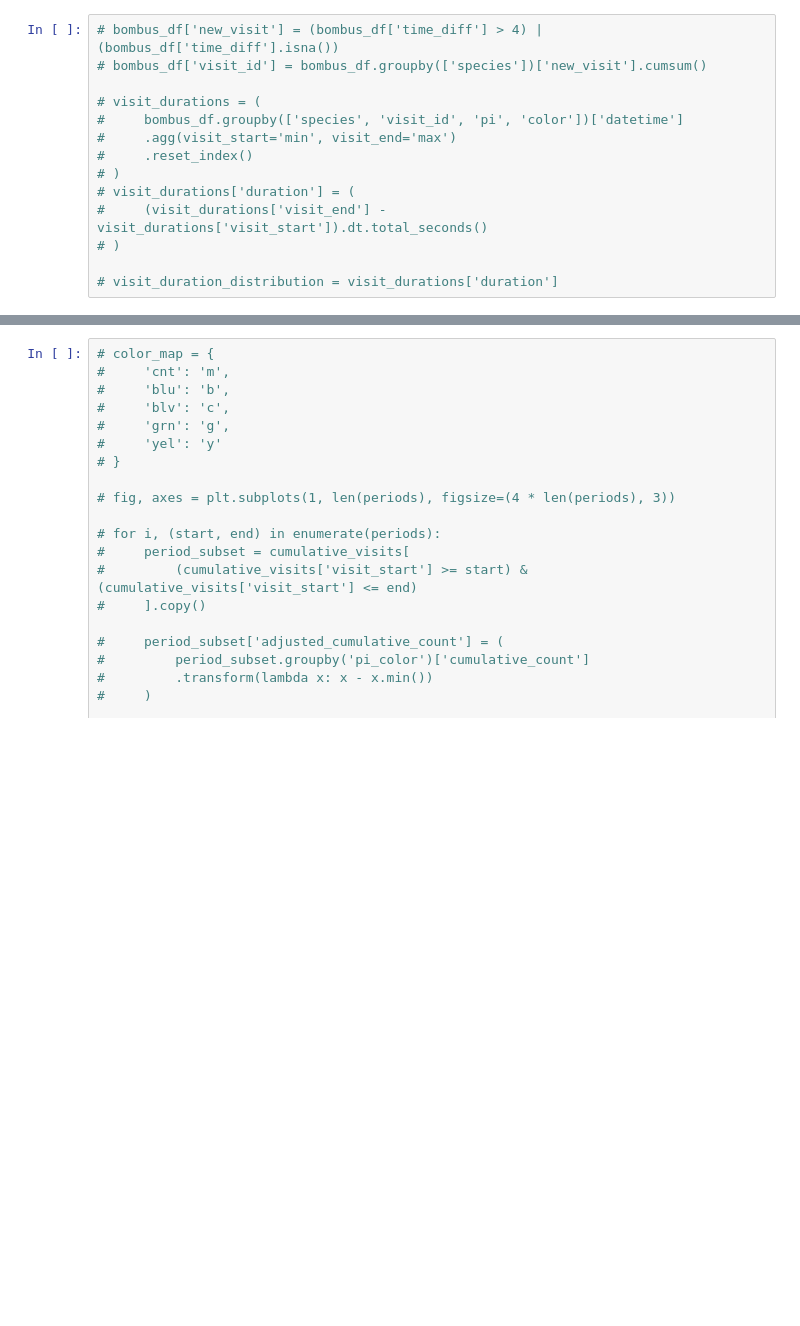
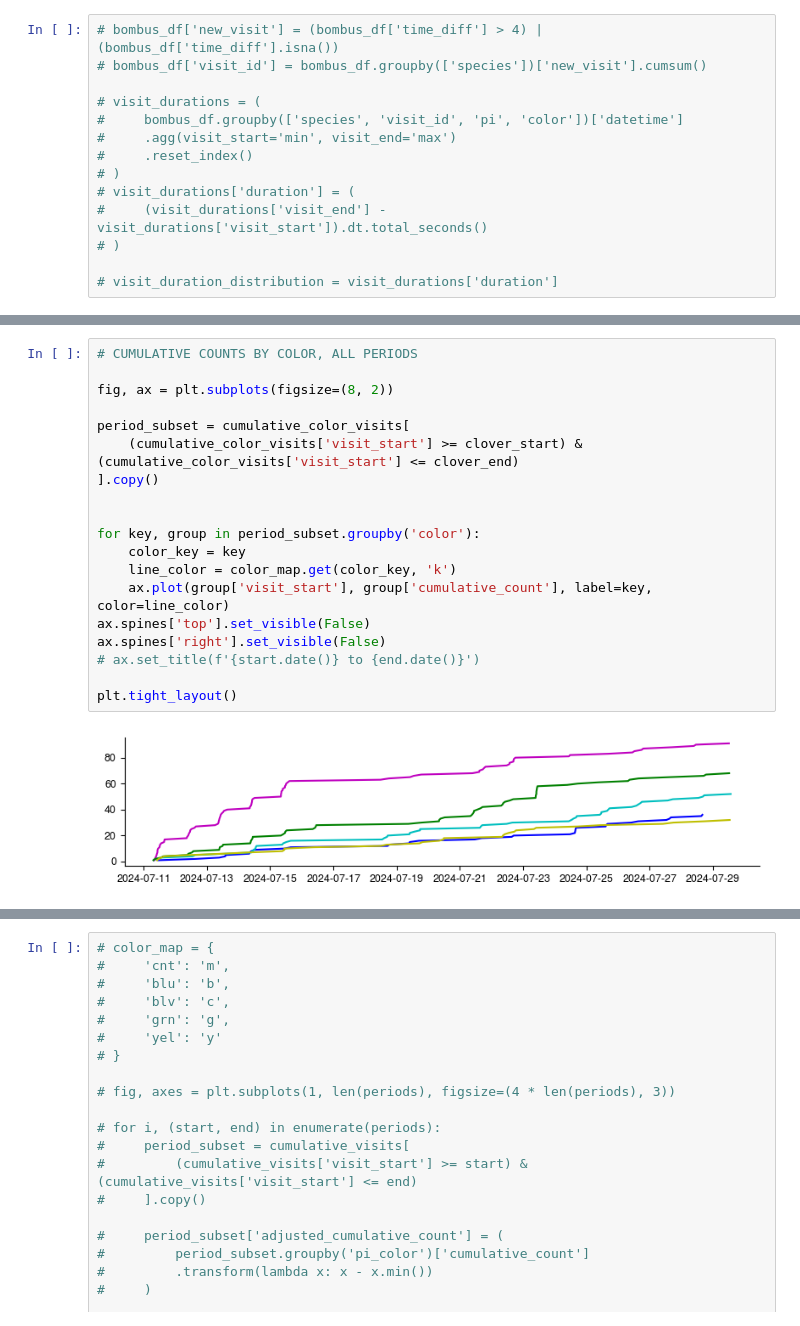
Before and after one commit to mparkergetz/bee_cam_data_processing, a Jupyter notebook: nb2_cumulative_img_counts.ipynb, the cells around one changed output, grey strips where cells are left out. Saved outputs shown, nothing was run; the diff lists cells and outputs as text; blank space fills up the shorter version.

```diff
--- a/nb2_cumulative_img_counts.ipynb
+++ b/nb2_cumulative_img_counts.ipynb
@@ -149 +178,22 @@ periods = [(pd.to_datetime(start), pd.to_datetime(end)) for start, end in period
+# %%
+# CUMULATIVE COUNTS BY COLOR, ALL PERIODS
+
+fig, ax = plt.subplots(figsize=(8, 2))
+
+period_subset = cumulative_color_visits[
+    (cumulative_color_visits['visit_start'] >= clover_start) & (cumulative_color_visits['visit_start'] <= clover_end)
+].copy()
+
+
+for key, group in period_subset.groupby('color'):
+    color_key = key
+    line_color = color_map.get(color_key, 'k')
+    ax.plot(group['visit_start'], group['cumulative_count'], label=key, color=line_color)
+ax.spines['top'].set_visible(False)
+ax.spines['right'].set_visible(False)
+# ax.set_title(f'{start.date()} to {end.date()}')
+
+plt.tight_layout()
+# %% [output]
+[figure, added]
 # %%
```
Also changed, not shown: parts of 11 cells of this notebook, 1 other file.
